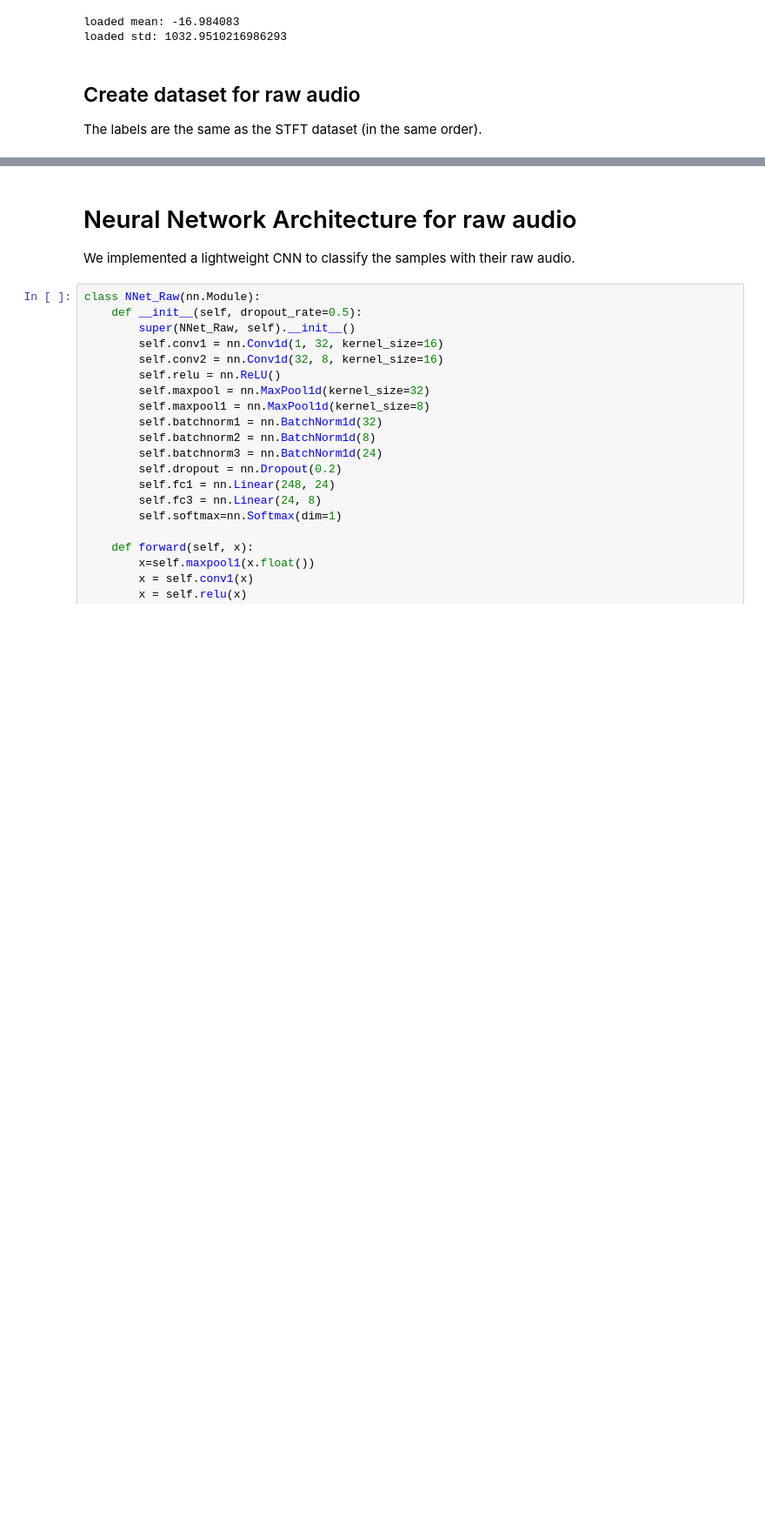
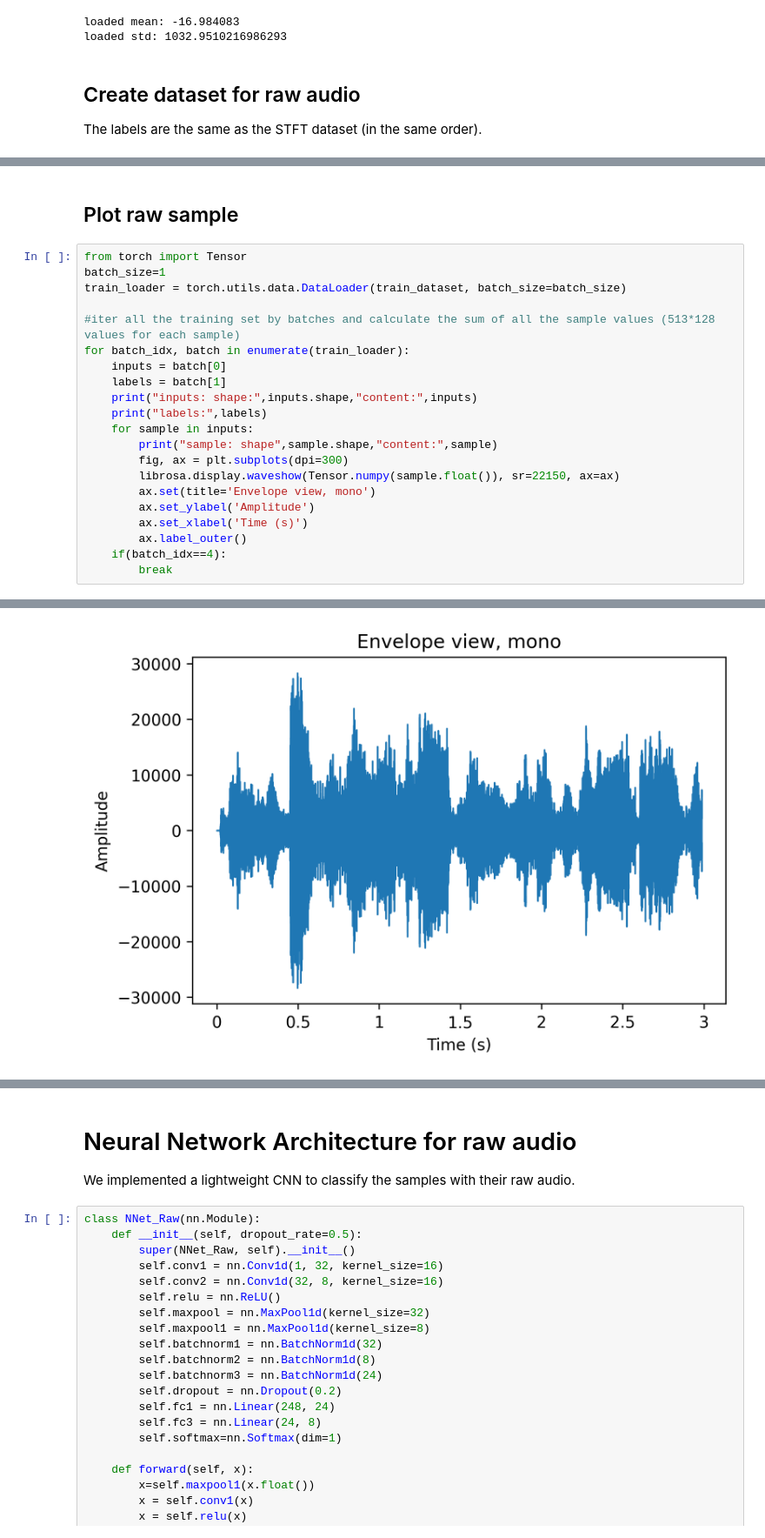
Before and after one commit to davidecolussi/NN_music_genre_recognition, a Jupyter notebook: Networks.ipynb, the cells around one changed output, grey strips where cells are left out. Shown at 87% size. Saved outputs shown, nothing was run; the diff lists cells and outputs as text; blank space fills up the shorter version.

```diff
--- a/Networks.ipynb
+++ b/Networks.ipynb
@@ -777,2 +862,26 @@ len of train dataset:  127940
 len of validation dataset:  16000
 len of test dataset:  16000
+# %% [markdown]
+## Plot raw sample
+# %%
+from torch import Tensor
+batch_size=1
+train_loader = torch.utils.data.DataLoader(train_dataset, batch_size=batch_size)
+
+#iter all the training set by batches and calculate the sum of all the sample values (513*128 values for each sample)
+for batch_idx, batch in enumerate(train_loader):
+    inputs = batch[0]
+    labels = batch[1]
+    print("inputs: shape:",inputs.shape,"content:",inputs)
+    print("labels:",labels)
+    for sample in inputs:
+        print("sample: shape",sample.shape,"content:",sample)
+        fig, ax = plt.subplots(dpi=300)
+        librosa.display.waveshow(Tensor.numpy(sample.float()), sr=22150, ax=ax)
+        ax.set(title='Envelope view, mono')
+        ax.set_ylabel('Amplitude')
+        ax.set_xlabel('Time (s)')
+        ax.label_outer()
+    if(batch_idx==4):
+        break
+# %% [output]
@@ -778,0 +903 @@ len of test dataset:  16000
+[figure, added]
```
Also changed, not shown: parts of 17 cells of this notebook, 1 other file.
